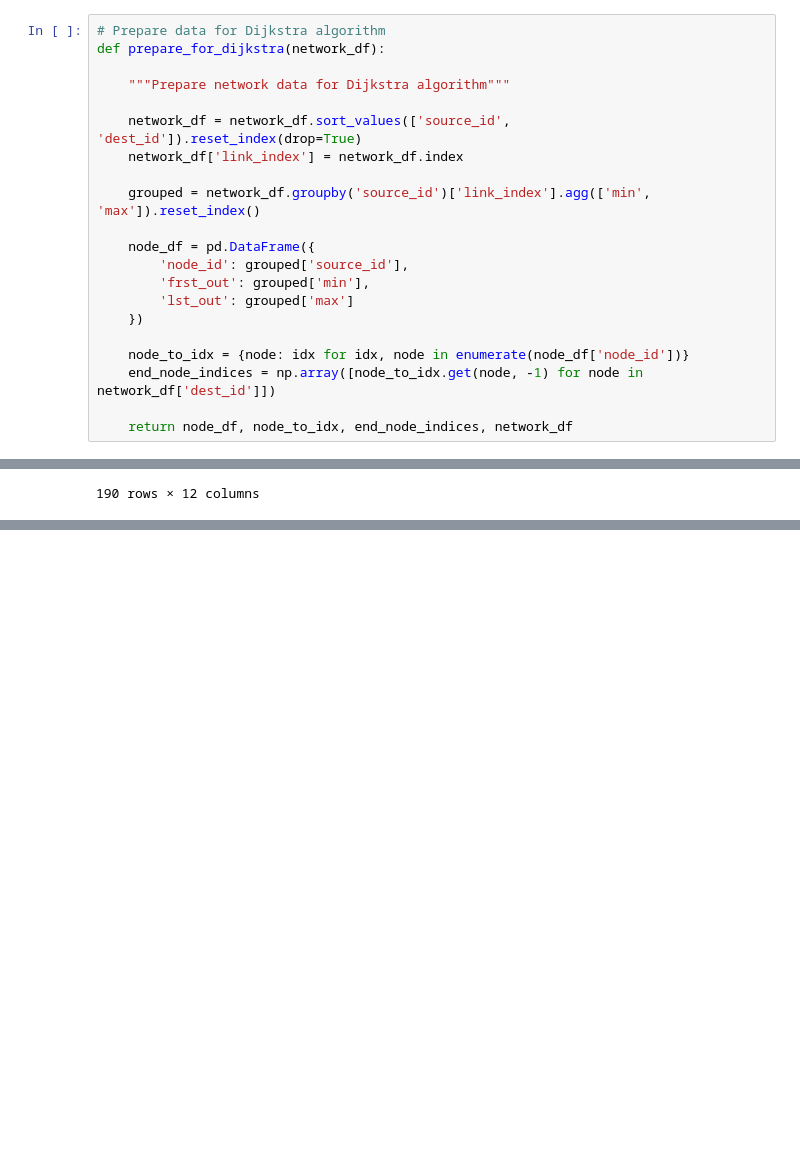
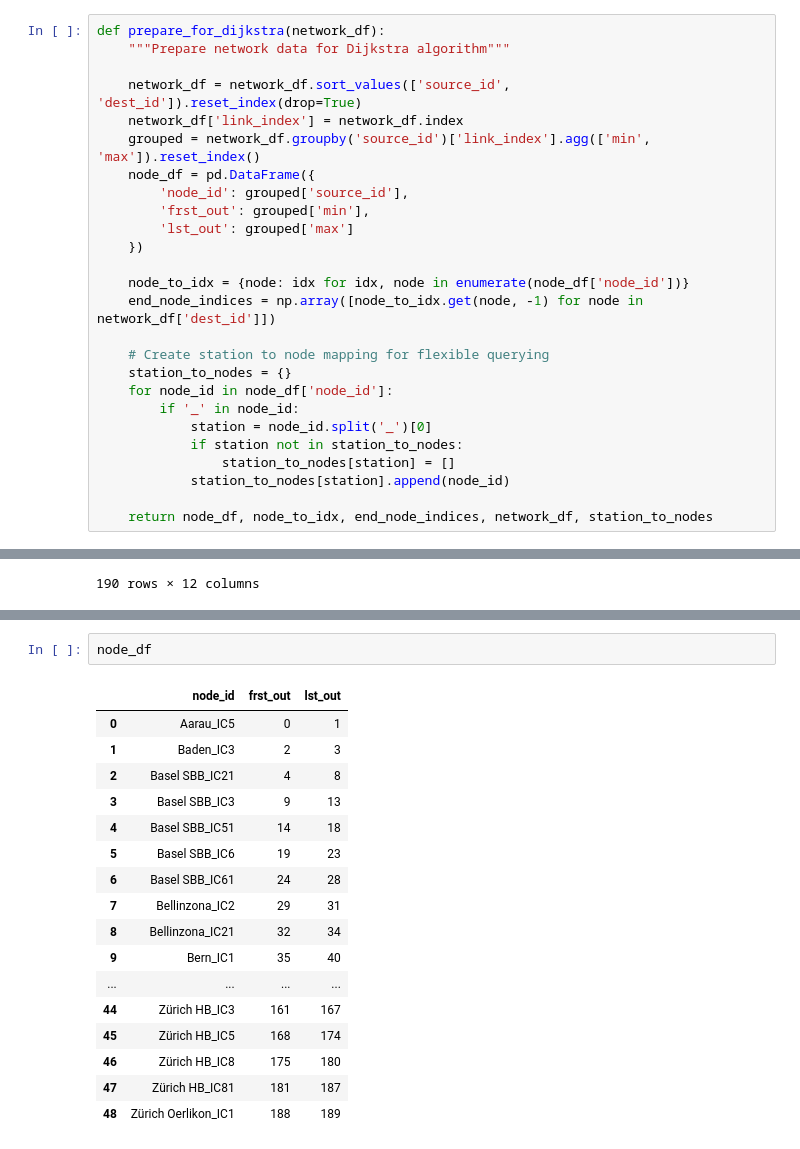
Before and after one commit to liuzzi29/Project_TN, a Jupyter notebook: Model.ipynb, the cells around one changed output, grey strips where cells are left out. Drawn from its saved outputs; the diff is of its cells as text; blank space fills up the shorter version.

```diff
--- a/Model.ipynb
+++ b/Model.ipynb
@@ -296,16 +275,12 @@ def label_correction(t, r, n_node, outflow_link_frst, outflow_link_lst, end_node
 
     return u, p
 # %%
-# Prepare data for Dijkstra algorithm
 def prepare_for_dijkstra(network_df):
-
     """Prepare network data for Dijkstra algorithm"""
 
     network_df = network_df.sort_values(['source_id', 'dest_id']).reset_index(drop=True)
     network_df['link_index'] = network_df.index
-
     grouped = network_df.groupby('source_id')['link_index'].agg(['min', 'max']).reset_index()
-
     node_df = pd.DataFrame({
         'node_id': grouped['source_id'],
         'frst_out': grouped['min'],
@@ -315,7 +290,16 @@ def prepare_for_dijkstra(network_df):
     node_to_idx = {node: idx for idx, node in enumerate(node_df['node_id'])}
     end_node_indices = np.array([node_to_idx.get(node, -1) for node in network_df['dest_id']])
 
-    return node_df, node_to_idx, end_node_indices, network_df
+    # Create station to node mapping for flexible querying
+    station_to_nodes = {}
+    for node_id in node_df['node_id']:
+        if '_' in node_id:
+            station = node_id.split('_')[0]
+            if station not in station_to_nodes:
+                station_to_nodes[station] = []
+            station_to_nodes[station].append(node_id)
+
+    return node_df, node_to_idx, end_node_indices, network_df, station_to_nodes
 # %%
 node_df, node_to_idx, end_node_indices, network_df = prepare_for_dijkstra(df_network)
 
@@ -443,3 +435,23 @@ df_od.head()
+# %%
+node_df
+# %% [output]
+|  | node_id | frst_out | lst_out |
+| 0 | Aarau_IC5 | 0 | 1 |
+| 1 | Baden_IC3 | 2 | 3 |
+| 2 | Basel SBB_IC21 | 4 | 8 |
+| 3 | Basel SBB_IC3 | 9 | 13 |
+| 4 | Basel SBB_IC51 | 14 | 18 |
+| 5 | Basel SBB_IC6 | 19 | 23 |
+| 6 | Basel SBB_IC61 | 24 | 28 |
+| 7 | Bellinzona_IC2 | 29 | 31 |
+| 8 | Bellinzona_IC21 | 32 | 34 |
+| 9 | Bern_IC1 | 35 | 40 |
+| ... | ... | ... | ... |
+| 44 | Zürich HB_IC3 | 161 | 167 |
+| 45 | Zürich HB_IC5 | 168 | 174 |
+| 46 | Zürich HB_IC8 | 175 | 180 |
+| 47 | Zürich HB_IC81 | 181 | 187 |
+| 48 | Zürich Oerlikon_IC1 | 188 | 189 |
 # %%
 all_or_nothing_assignment(df_od, node_df, network_df, network_df['travel_time'])
 # %% [output]
```
Also changed, not shown: parts of 9 cells of this notebook, 4 other files.
